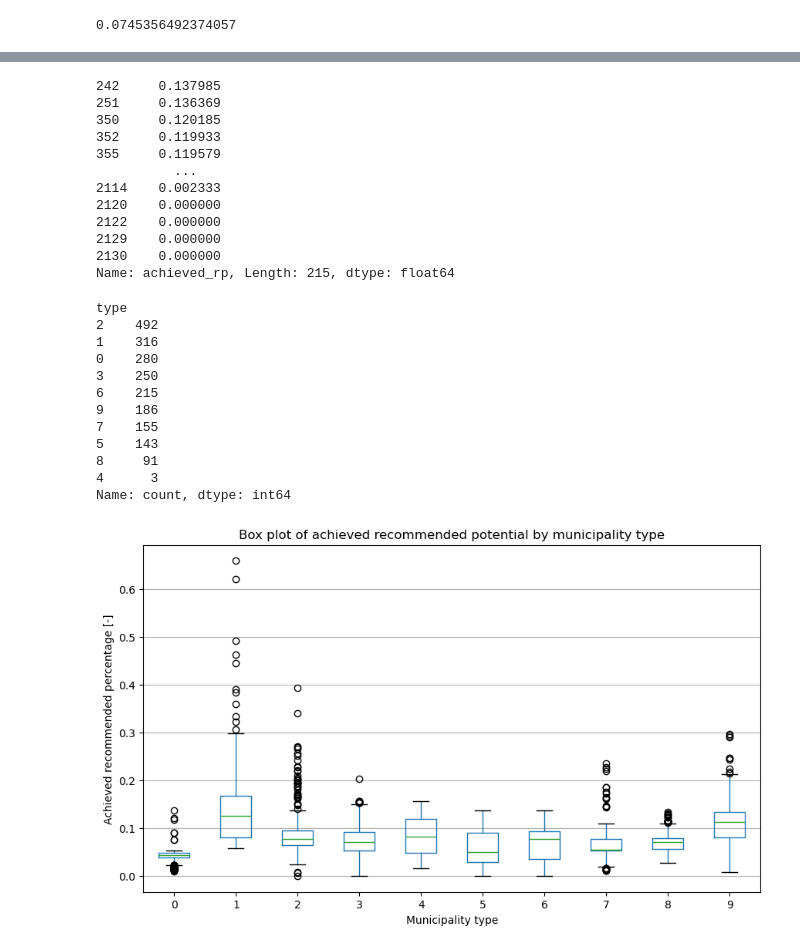
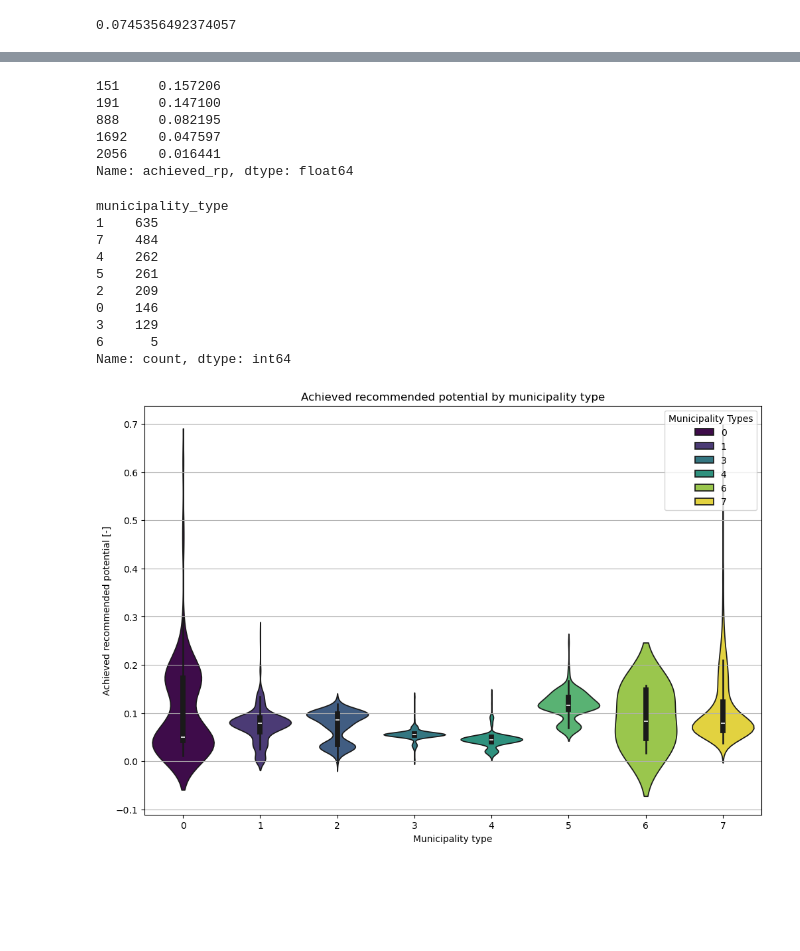
Before and after one commit to matheogodenzi/EnergyTransitionPotential, a Jupyter notebook: source/models/deep_embeddded_clustering.ipynb, the cells around one changed output, grey strips where cells are left out. Saved outputs shown, nothing was run; the diff lists cells and outputs as text; code cells hidden in the pictures; blank space fills up the shorter version.

```diff
--- a/source/models/deep_embeddded_clustering.ipynb
+++ b/source/models/deep_embeddded_clustering.ipynb
@@ -544,6 +670,10 @@ Cluster labels: [ 0 -1  0 ...  1 -1 -1]
 # %% [markdown]
 ## K-Means Clustering
 # %%
+
+#X_latent = np.genfromtxt("../../data/cleaned_data/X_encoded_simple_to_keep.csv", delimiter=",")
+X_latent = np.genfromtxt("../../data/cleaned_data/X_encoded_simple.csv", delimiter=",")
+
 # Number of clusters to test
 number_of_clusters = np.arange(2, 21)  # Clusters from 2 to 20
 
@@ -555,13 +685,13 @@ silhouette_max=0
 for num_clusters in number_of_clusters:
     # Step 9: Apply K-Means to the latent space
     kmeans = KMeans(n_clusters=num_clusters,  init='k-means++', n_init=10, random_state=42)
-    clusters = kmeans.fit_predict(X_encoded)
+    clusters = kmeans.fit_predict(X_latent)
 
     # Step 11: Evaluate clustering performance
-    silhouette_avg = silhouette_score(X_encoded, clusters)
+    silhouette_avg = silhouette_score(X_latent, clusters)
     silhouette_list.append(silhouette_avg)
 
-    davies_bouldin = davies_bouldin_score(X_encoded, clusters)
+    davies_bouldin = davies_bouldin_score(X_latent, clusters)
     davies_bouldin_list.append(davies_bouldin)
 
     if silhouette_avg >= silhouette_max:
@@ -599,23 +745,23 @@ plt.show()
 # %%
 
 # Step 9: Apply K-Means to the latent space
-num_clusters = 10  # Define the number of clusters
+num_clusters = 8 # Define the number of clusters
 kmeans = KMeans(n_clusters=num_clusters,  init='k-means++', n_init=10, random_state=42)
-clusters_vect = kmeans.fit_predict(X_encoded)
+clusters_vect = kmeans.fit_predict(X_latent)
 
 # Step 10: Optionally, you can visualize the clusters or perform further evaluation
 print("Cluster labels:", clusters_vect)
 
 # Step 11: Evaluate clustering performance
-silhouette_avg = silhouette_score(X_encoded, clusters_vect)
-davies_bouldin = davies_bouldin_score(X_encoded, clusters_vect)
+silhouette_avg = silhouette_score(X_latent, clusters_vect)
+davies_bouldin = davies_bouldin_score(X_latent, clusters_vect)
 print(f"Silhouette Score: {silhouette_avg:.4f}")
 print(f"Davies-Bouldin Score: {davies_bouldin:.4f}")
 
 
 # Optional Visualization
 plt.figure(figsize=(8, 6))
-plt.scatter(X_encoded[:, 2], X_encoded[:, 0], c=clusters_vect, cmap='rocket', s=20)
+plt.scatter(X_latent[:, 0], X_latent[:,2], c=clusters_vect, cmap='rocket', s=20)
 plt.title("K-Means Clustering on Latent Space (Autoencoder + K-Means)")
 plt.xlabel("Latent Dimension 1")
 plt.ylabel("Latent Dimension 2")
@@ -716,7 +960,7 @@ Covariates_trans_df
 # %%
 Swiss_solar_potential = pd.read_csv("../../data/cleaned_data/Swiss_solar_potential.csv")
 # %%
-Swiss_solar_potential["type"]=clusters_vect
+Swiss_solar_potential["municipality_type"]=clusters_vect
 Swiss_solar_potential.sample()
 # %% [output]
 |  | mun_name | canton_abr | pv_pot | pv_pot_reco | fpv_pot | fpv_pot_reco | roof_area | facade_area | ... |
@@ -765,41 +1007,35 @@ pv_typologies_df
 # %%
 Swiss_solar_potential[Swiss_solar_potential.type==6]["achieved_rp"]
 # %% [output]
-242     0.137985
-251     0.136369
-350     0.120185
-352     0.119933
-355     0.119579
-          ...
-2114    0.002333
-2120    0.000000
-2122    0.000000
-2129    0.000000
-2130    0.000000
-Name: achieved_rp, Length: 215, dtype: float64
+151     0.157206
+191     0.147100
+888     0.082195
+1692    0.047597
+2056    0.016441
+Name: achieved_rp, dtype: float64
 # %%
-Swiss_solar_potential["type"].value_counts()
+Swiss_solar_potential["municipality_type"].value_counts()
 # %% [output]
-type
-2    492
-1    316
-0    280
-3    250
-6    215
-9    186
-7    155
-5    143
-8     91
-4      3
+municipality_type
+1    635
+7    484
+4    262
+5    261
+2    209
+0    146
+3    129
+6      5
 Name: count, dtype: int64
 # %%
-Swiss_solar_potential.boxplot(column="achieved_rp", by="type", grid=False, figsize=(10, 6))
+#Swiss_solar_potential.boxplot(column="achieved_rp", by="type", grid=False, figsize=(10, 6))
 
-plt.title("Box plot of achieved recommended potential by municipality type")
-plt.suptitle("")  # Removes the automatic subtitle added by pandas
+plt.figure(figsize=(12,8))
+sns.violinplot(x="municipality_type", y="achieved_rp", hue="municipality_type", data=Swiss_solar_potential, palette="viridis")
+plt.title("Achieved recommended potential by municipality type")
 plt.xlabel("Municipality type")
-plt.ylabel("Achieved recommended percentage [-]")
+plt.ylabel("Achieved recommended potential [-]")
+plt.legend(title="Municipality Types")
 plt.grid(axis="y")
 plt.show()
 # %% [output]
-[figure, old version]
+[figure, new version]
```
Also changed, not shown: parts of 47 cells of this notebook, 4 other files.
